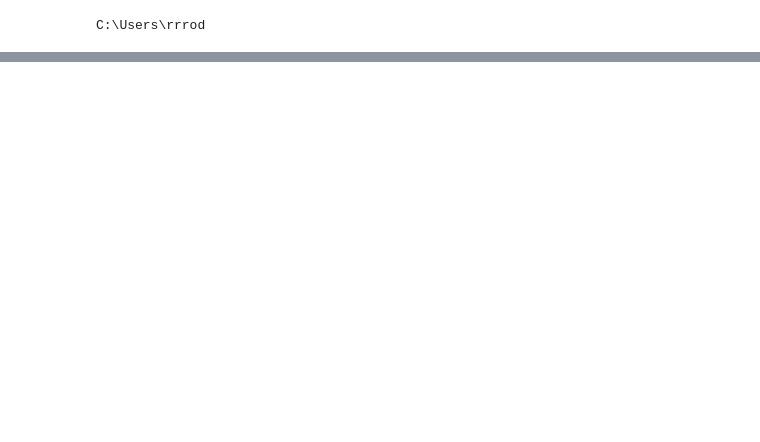
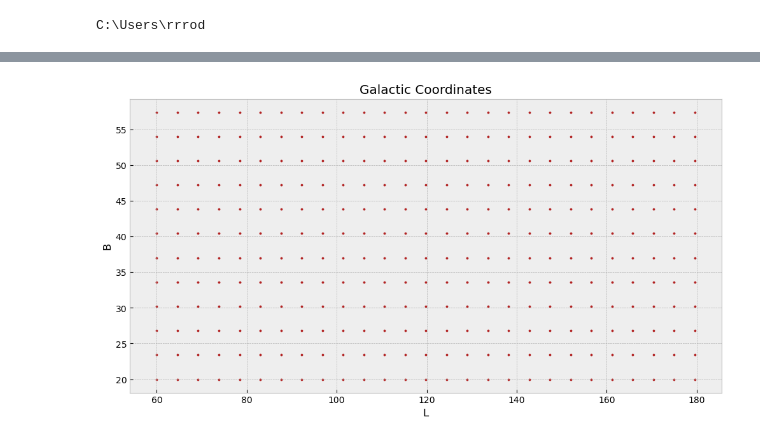
Before and after one commit to lea-yamashiro/FFC_4, a Jupyter notebook: code/Richard_R/attempt_2.ipynb, the cells around one changed output, grey strips where cells are left out. Cells and saved outputs as stored; diff of their text form; code cells hidden in the pictures; blank space fills up the shorter version.

```diff
--- a/code/Richard_R/attempt_2.ipynb
+++ b/code/Richard_R/attempt_2.ipynb
@@ -66,0 +98,15 @@ No valid data loaded. Check the data files.
+# %%
+# extracts L and B columns from the DataFrame
+L = df['L']
+B = df['B']
+
+# Plots this stuff
+plt.figure(figsize=(12, 6))
+plt.scatter(L, B, s=5, c='firebrick', alpha=1)
+plt.xlabel('L')
+plt.ylabel('B')
+plt.title('Galactic Coordinates')
+plt.grid(True)
+plt.show()
+# %% [output]
+[figure, added]
```
Also changed, not shown: parts of 4 cells of this notebook.
